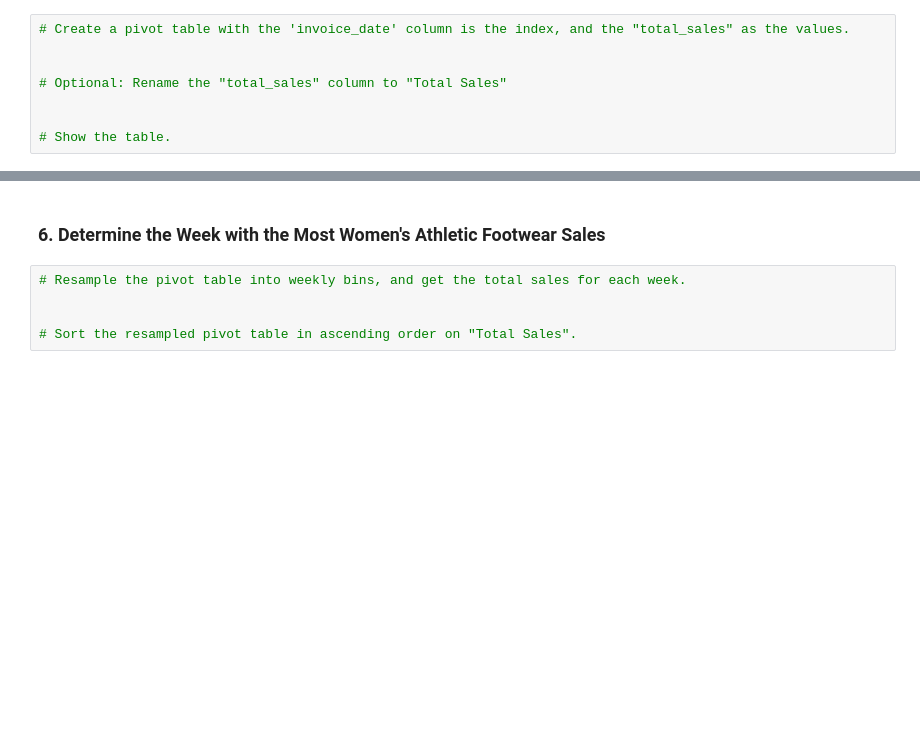
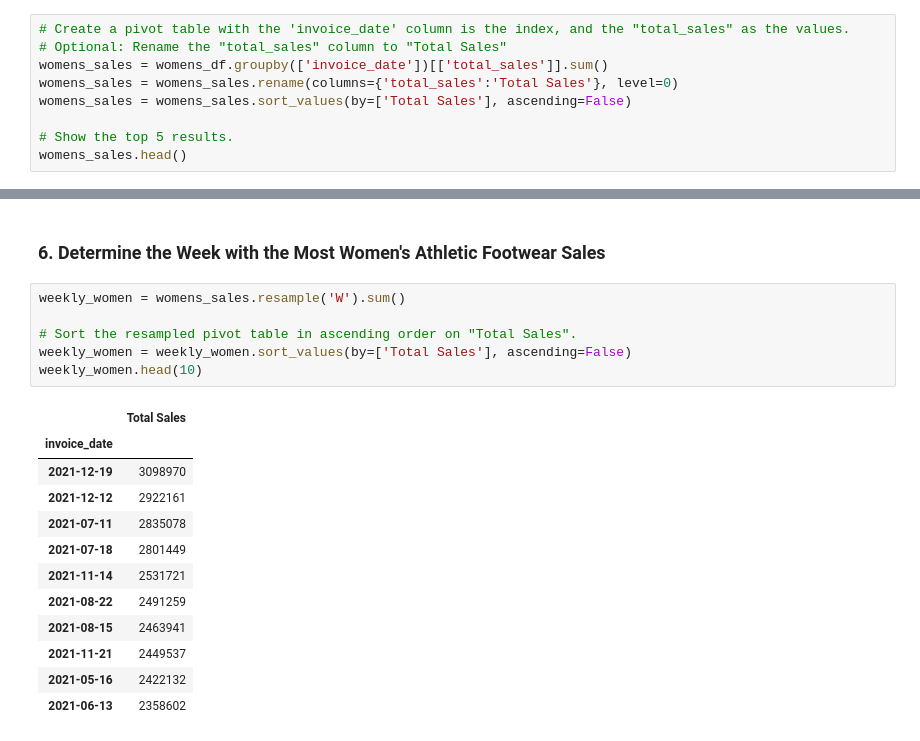
Before and after one commit to CurlyFry53/athletic_sales_analysis, a Jupyter notebook: athletic_sales_analysis_starter_code.ipynb, the cells around one changed output, grey strips where cells are left out. Saved outputs shown, nothing was run; the diff lists cells and outputs as text; blank space fills up the shorter version.

```diff
--- a/athletic_sales_analysis_starter_code.ipynb
+++ b/athletic_sales_analysis_starter_code.ipynb
@@ -305,9 +324,10 @@ womens_sales.head()
 ### 5. Determine the Day with the Most Women's Athletic Footwear Sales
 # %%
 # Create a pivot table with the 'invoice_date' column is the index, and the "total_sales" as the values.
+# Optional: Rename the "total_sales" column to "Total Sales"
+womens_sales = womens_df.groupby(['invoice_date'])[['total_sales']].sum()
+womens_sales = womens_sales.rename(columns={'total_sales':'Total Sales'}, level=0)
+womens_sales = womens_sales.sort_values(by=['Total Sales'], ascending=False)
 
-
-# Optional: Rename the "total_sales" column to "Total Sales"
-
-
-# Show the table.
+# Show the top 5 results.
+womens_sales.head()
@@ -319,7 +357,21 @@ womens_sales.head()
 # %% [markdown]
 ### 6.  Determine the Week with the Most Women's Athletic Footwear Sales
-# %%
-# Resample the pivot table into weekly bins, and get the total sales for each week.
-
-
-# Sort the resampled pivot table in ascending order on "Total Sales".
+# %%
+weekly_women = womens_sales.resample('W').sum()
+
+# Sort the resampled pivot table in ascending order on "Total Sales".
+weekly_women = weekly_women.sort_values(by=['Total Sales'], ascending=False)
+weekly_women.head(10)
+# %% [output]
+|  | Total Sales |
+| invoice_date |  |
+| 2021-12-19 | 3098970 |
+| 2021-12-12 | 2922161 |
+| 2021-07-11 | 2835078 |
+| 2021-07-18 | 2801449 |
+| 2021-11-14 | 2531721 |
+| 2021-08-22 | 2491259 |
+| 2021-08-15 | 2463941 |
+| 2021-11-21 | 2449537 |
+| 2021-05-16 | 2422132 |
+| 2021-06-13 | 2358602 |
```
Also changed, not shown: parts of 4 cells of this notebook.
